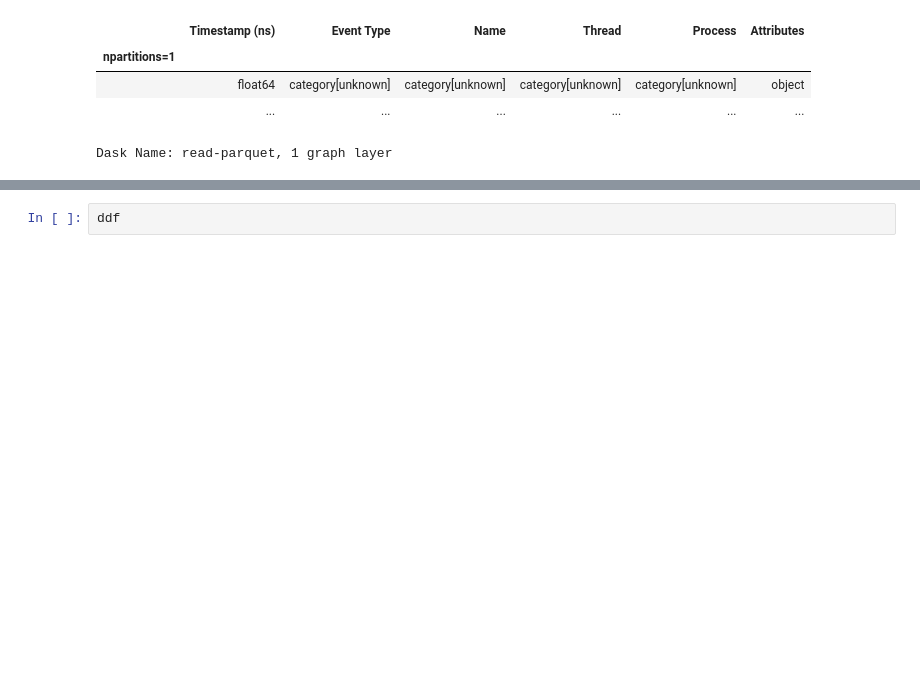
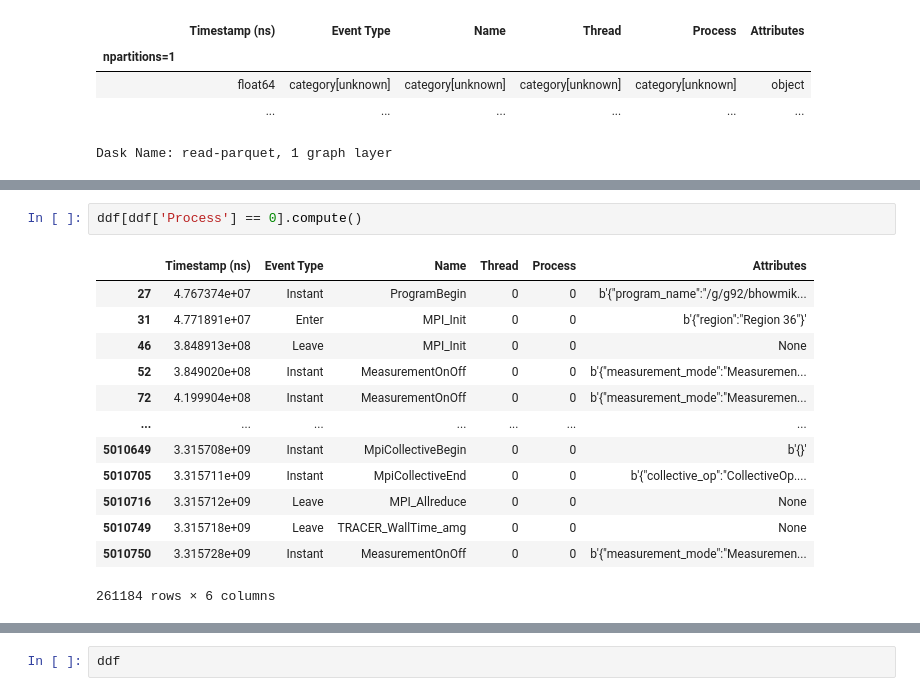
Before and after one commit to hsirkar/trace-analysis, a Jupyter notebook: messing around with dask.ipynb, the cells around one changed output, grey strips where cells are left out. Drawn from its saved outputs; the diff is of its cells as text; blank space fills up the shorter version.

```diff
--- a/messing around with dask.ipynb
+++ b/messing around with dask.ipynb
@@ -35,0 +180,16 @@ Dask Name: repartition, 5 graph layers
+# %%
+ddf[ddf['Process'] == 0].compute()
+# %% [output]
+|  | Timestamp (ns) | Event Type | Name | Thread | Process | Attributes |
+| 27 | 4.767374e+07 | Instant | ProgramBegin | 0 | 0 | b'{"program_name":"/g/g92/bhowmik... |
+| 31 | 4.771891e+07 | Enter | MPI_Init | 0 | 0 | b'{"region":"Region 36"}' |
+| 46 | 3.848913e+08 | Leave | MPI_Init | 0 | 0 | None |
+| 52 | 3.849020e+08 | Instant | MeasurementOnOff | 0 | 0 | b'{"measurement_mode":"Measuremen... |
+| 72 | 4.199904e+08 | Instant | MeasurementOnOff | 0 | 0 | b'{"measurement_mode":"Measuremen... |
+| ... | ... | ... | ... | ... | ... | ... |
+| 5010649 | 3.315708e+09 | Instant | MpiCollectiveBegin | 0 | 0 | b'{}' |
+| 5010705 | 3.315711e+09 | Instant | MpiCollectiveEnd | 0 | 0 | b'{"collective_op":"CollectiveOp.... |
+| 5010716 | 3.315712e+09 | Leave | MPI_Allreduce | 0 | 0 | None |
+| 5010749 | 3.315718e+09 | Leave | TRACER_WallTime_amg | 0 | 0 | None |
+| 5010750 | 3.315728e+09 | Instant | MeasurementOnOff | 0 | 0 | b'{"measurement_mode":"Measuremen... |
+261184 rows × 6 columns
```
Also changed, not shown: parts of 15 cells of this notebook.
